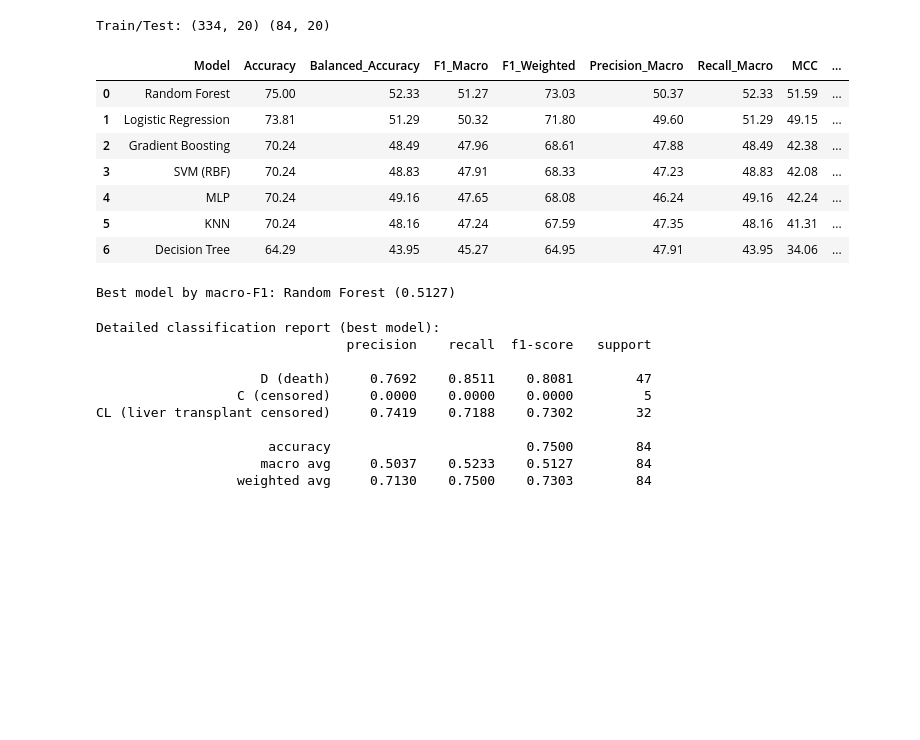
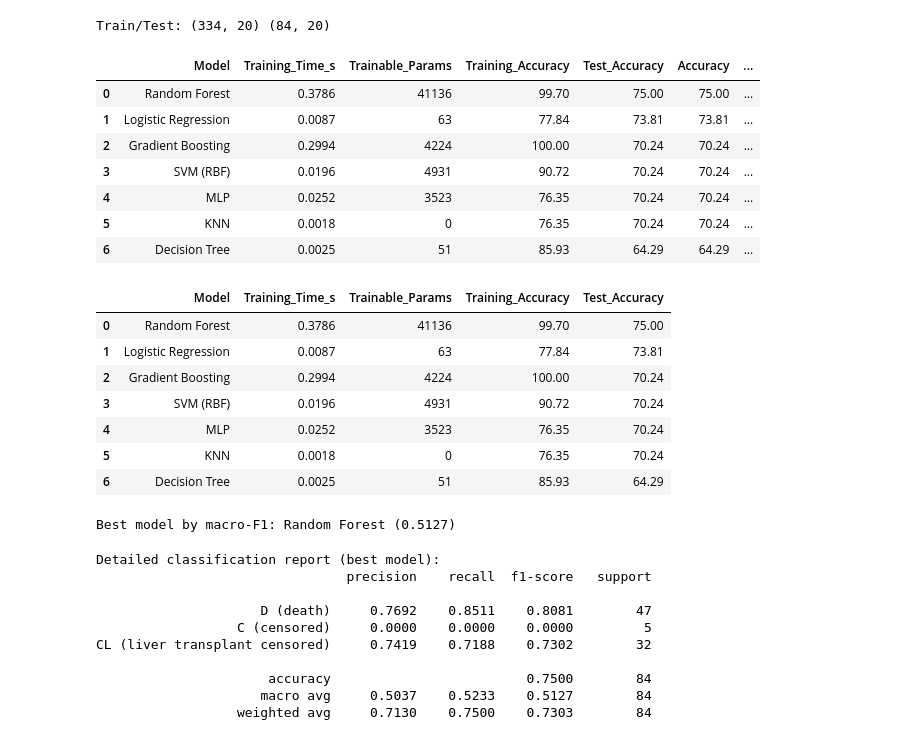
Before and after one commit to Apurbo5057/quantum-benchmarking, a Jupyter notebook: training_2_cirrhosis_survival_prediction.ipynb, the cells around one changed output. Saved outputs shown, nothing was run; the diff lists cells and outputs as text; code cells hidden in the pictures; blank space fills up the shorter version.

```diff
--- a/training_2_cirrhosis_survival_prediction.ipynb
+++ b/training_2_cirrhosis_survival_prediction.ipynb
@@ -149,44 +193,74 @@ models = {
         random_state=SEED
     ),
     "Gradient Boosting": GradientBoostingClassifier(random_state=SEED),
     "MLP": Pipeline([
         ("scaler", StandardScaler()),
         ("clf", MLPClassifier(hidden_layer_sizes=(64, 32), max_iter=1000, early_stopping=True, random_state=SEED))
     ]),
 }
 
 all_rows = []
 best_model_name = None
 best_score = -np.inf
 best_cm = None
 best_pred = None
 
 for name, model in models.items():
     row, y_pred, cm = evaluate_model(model, name, X_train, y_train, X_test, y_test)
     all_rows.append(row)
     if row["F1_Macro"] > best_score:
         best_score = row["F1_Macro"]
         best_model_name = name
         best_cm = cm
         best_pred = y_pred
 
-results_df = pd.DataFrame(all_rows).sort_values(["F1_Macro", "Accuracy"], ascending=False).reset_index(drop=True)
+results_df = pd.DataFrame(all_rows).sort_values(["F1_Macro", "Test_Accuracy"], ascending=False).reset_index(drop=True)
 
-percent_cols = [c for c in results_df.columns if c != "Model"]
+# Keep these as raw values (no % scaling)
+raw_cols = ["Training_Time_s", "Trainable_Params"]
+
+# Scale all other metric columns to percentage
+percent_cols = [c for c in results_df.columns if c not in ["Model", *raw_cols]]
 results_display = results_df.copy()
 results_display[percent_cols] = results_display[percent_cols] * 100
 
-display(results_display.style.format({c: "{:.2f}" for c in percent_cols}))
+display(
+    results_display.style.format({
+        **{c: "{:.2f}" for c in percent_cols},
+        "Training_Time_s": "{:.4f}",
+        "Trainable_Params": "{:.0f}",
+    })
+)
+
+# Focused table for requested training statistics
+stats_cols = ["Model", "Training_Time_s", "Trainable_Params", "Training_Accuracy", "Test_Accuracy"]
+display(
+    results_display[stats_cols].style.format({
+        "Training_Time_s": "{:.4f}",
+        "Trainable_Params": "{:.0f}",
+        "Training_Accuracy": "{:.2f}",
+        "Test_Accuracy": "{:.2f}",
+    })
+)
+
 print(f"Best model by macro-F1: {best_model_name} ({best_score:.4f})")
 # %% [output]
-|  | Model | Accuracy | Balanced_Accuracy | F1_Macro | F1_Weighted | Precision_Macro | Recall_Macro | MCC | ... |
-| 0 | Random Forest | 75.00 | 52.33 | 51.27 | 73.03 | 50.37 | 52.33 | 51.59 | ... |
-| 1 | Logistic Regression | 73.81 | 51.29 | 50.32 | 71.80 | 49.60 | 51.29 | 49.15 | ... |
-| 2 | Gradient Boosting | 70.24 | 48.49 | 47.96 | 68.61 | 47.88 | 48.49 | 42.38 | ... |
-| 3 | SVM (RBF) | 70.24 | 48.83 | 47.91 | 68.33 | 47.23 | 48.83 | 42.08 | ... |
-| 4 | MLP | 70.24 | 49.16 | 47.65 | 68.08 | 46.24 | 49.16 | 42.24 | ... |
-| 5 | KNN | 70.24 | 48.16 | 47.24 | 67.59 | 47.35 | 48.16 | 41.31 | ... |
-| 6 | Decision Tree | 64.29 | 43.95 | 45.27 | 64.95 | 47.91 | 43.95 | 34.06 | ... |
+|  | Model | Training_Time_s | Trainable_Params | Training_Accuracy | Test_Accuracy | Accuracy | ... |
+| 0 | Random Forest | 0.3786 | 41136 | 99.70 | 75.00 | 75.00 | ... |
+| 1 | Logistic Regression | 0.0087 | 63 | 77.84 | 73.81 | 73.81 | ... |
+| 2 | Gradient Boosting | 0.2994 | 4224 | 100.00 | 70.24 | 70.24 | ... |
+| 3 | SVM (RBF) | 0.0196 | 4931 | 90.72 | 70.24 | 70.24 | ... |
+| 4 | MLP | 0.0252 | 3523 | 76.35 | 70.24 | 70.24 | ... |
+| 5 | KNN | 0.0018 | 0 | 76.35 | 70.24 | 70.24 | ... |
+| 6 | Decision Tree | 0.0025 | 51 | 85.93 | 64.29 | 64.29 | ... |
+|  | Model | Training_Time_s | Trainable_Params | Training_Accuracy | Test_Accuracy |
+| 0 | Random Forest | 0.3786 | 41136 | 99.70 | 75.00 |
+| 1 | Logistic Regression | 0.0087 | 63 | 77.84 | 73.81 |
+| 2 | Gradient Boosting | 0.2994 | 4224 | 100.00 | 70.24 |
+| 3 | SVM (RBF) | 0.0196 | 4931 | 90.72 | 70.24 |
+| 4 | MLP | 0.0252 | 3523 | 76.35 | 70.24 |
+| 5 | KNN | 0.0018 | 0 | 76.35 | 70.24 |
+| 6 | Decision Tree | 0.0025 | 51 | 85.93 | 64.29 |
 Best model by macro-F1: Random Forest (0.5127)
 # %%
 import matplotlib.pyplot as plt
```
Also changed, not shown: parts of 1 cell of this notebook, 2 other files.
